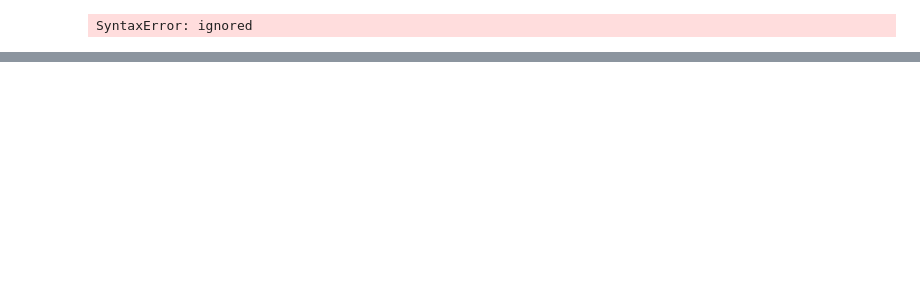
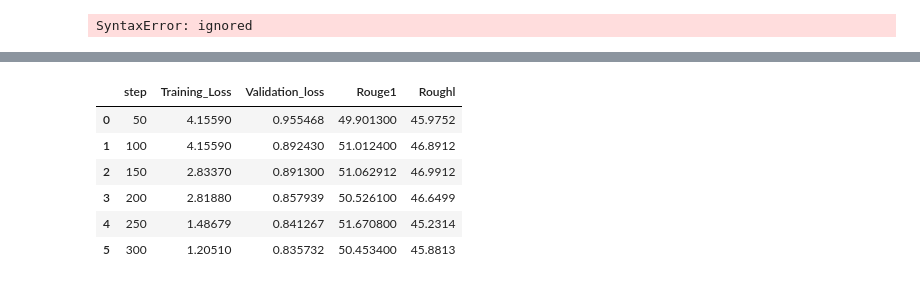
Before and after one commit to 19990715/BART-, a Jupyter notebook: subtract.ipynb, the cells around one changed output, grey strips where cells are left out. Saved outputs shown, nothing was run; the diff lists cells and outputs as text; code cells hidden in the pictures; blank space fills up the shorter version.

```diff
--- a/subtract.ipynb
+++ b/subtract.ipynb
@@ -351,0 +480,22 @@ Stocks returned to the top end of the US stock market for the first time in more
+# %%
+step = [50,100,150,200,250,300]
+Training_Loss = [4.155900,4.155900,2.833700,2.818800,1.486790,1.205100]
+Validation_loss  = [0.955468,0.892430,0.891300,0.857939,0.8412670,0.835732]
+Rouge1 = [49.901300,51.012400,51.062912,50.526100,51.670800,50.453400]
+Roughl = [45.975200,46.891200,46.991200,46.649900,45.231400,45.881300]
+d = pd.DataFrame()
+d['step'] = step
+d['Training_Loss'] = Training_Loss
+d['Validation_loss'] = Validation_loss
+d['Rouge1'] = Rouge1
+d['Roughl'] = Roughl
+#d.set_index(['step'],inplace = True)
+d
+# %% [output]
+|  | step | Training_Loss | Validation_loss | Rouge1 | Roughl |
+| 0 | 50 | 4.15590 | 0.955468 | 49.901300 | 45.9752 |
+| 1 | 100 | 4.15590 | 0.892430 | 51.012400 | 46.8912 |
+| 2 | 150 | 2.83370 | 0.891300 | 51.062912 | 46.9912 |
+| 3 | 200 | 2.81880 | 0.857939 | 50.526100 | 46.6499 |
+| 4 | 250 | 1.48679 | 0.841267 | 51.670800 | 45.2314 |
+| 5 | 300 | 1.20510 | 0.835732 | 50.453400 | 45.8813 |
```
Also changed, not shown: parts of 20 cells of this notebook.
